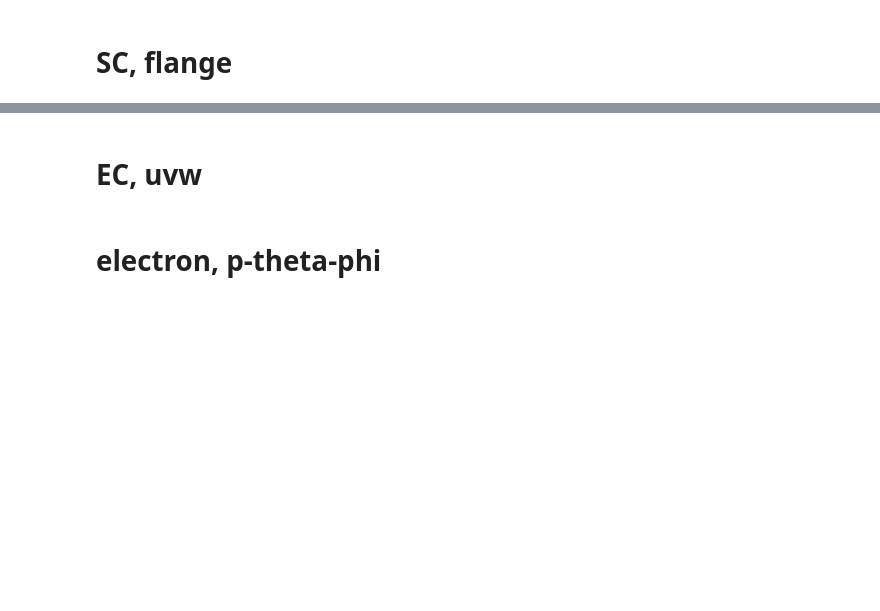
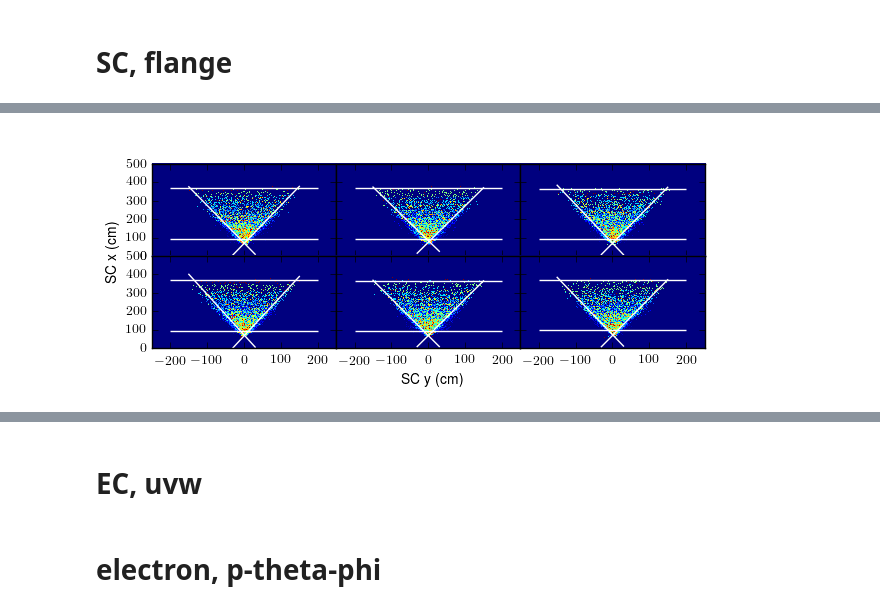
Before and after one commit to evan-phelps/phys-ana-omega, a Jupyter notebook: worksheets/efid_fitting.ipynb, the cells around one changed output, grey strips where cells are left out. Drawn from its saved outputs; the diff is of its cells as text; code cells hidden in the pictures; blank space fills up the shorter version.

```diff
--- a/worksheets/efid_fitting.ipynb
+++ b/worksheets/efid_fitting.ipynb
@@ -69,0 +79,31 @@ efid_sc_x_of_y  6,97,369,-2.070,66,1.953,72
+# %%
+h2s_sc_31365 = None
+with root_open('%s/%s'%(dir_data, '31365_p2v1bos_eskim.root')) as fin:
+    h2s_sc_31365 = [fin.efid_hists_eid['hsc_x_V_y_%d'%sect] for sect in range(1,7)]
+    for h2_sc in h2s_sc_31365:
+        h2_sc.SetDirectory(0)
+# %%
+fig_sc_31365 = sdraw([norm_y_slices(h2_sc) for h2_sc in h2s_sc_31365], xlabel='SC y (cm)', ylabel='SC x (cm)')
+
+for (sect, h2_sc) in enumerate(h2s_sc_31365, 1):
+    ax = fig_sc_31365.get_axes()[sect-1]
+
+    ylo = parmsets[sect-1][1]
+    yhi = parmsets[sect-1][2]
+    zL = parmsets[sect-1][3:5]
+    zH = parmsets[sect-1][5:]
+
+    f0 = np.poly1d(zL)
+    X0 = np.linspace(-150, 30, 180)
+    Y0 = f0(X0)
+    f1 = np.poly1d(zH)
+    X1 = np.linspace(-30, 150, 180)
+    Y1 = f1(X1)
+
+    ax.plot(X0,Y0,'w', linewidth=1)
+    ax.plot(X1,Y1,'w', linewidth=1)
+    ax.hlines([ylo, yhi], -200, 200, 'w')
+
+plt.show()
+# %% [output]
+[figure, added]
```
Also changed, not shown: parts of 34 cells of this notebook, 7 other files.
